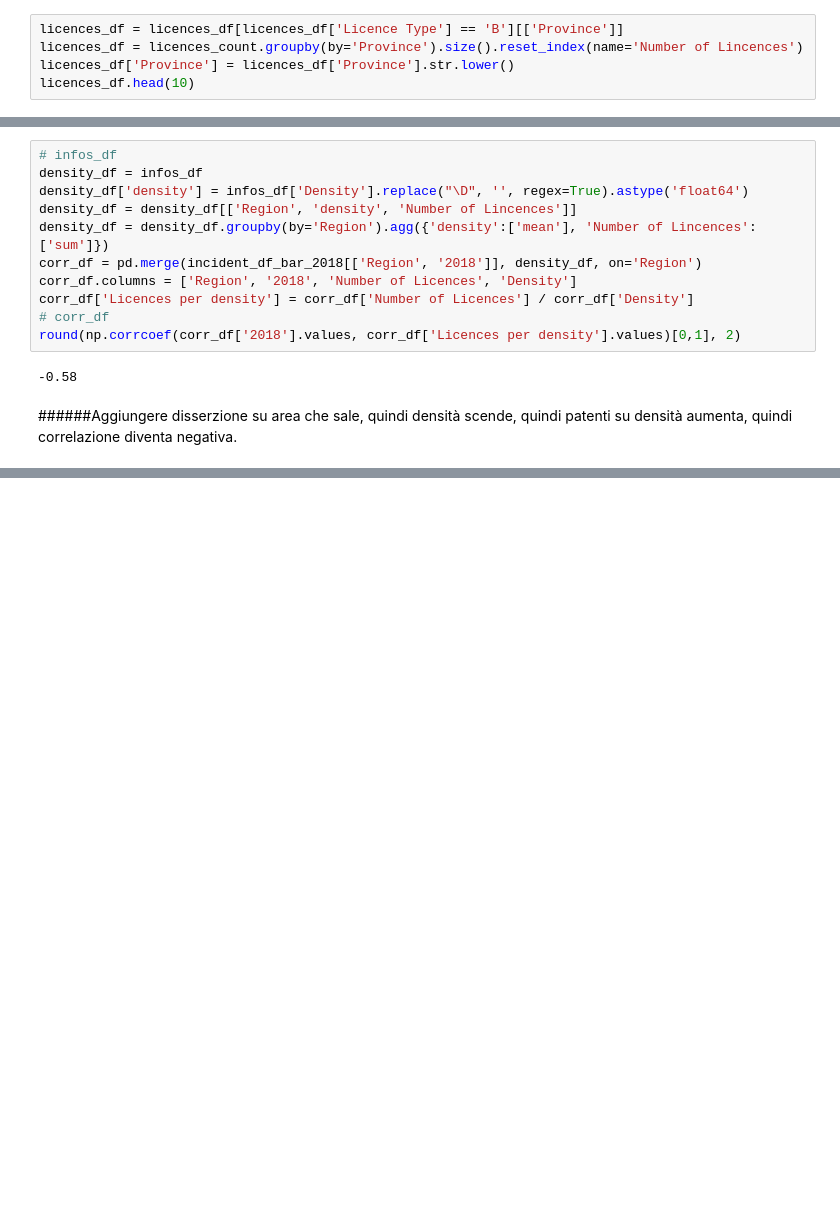
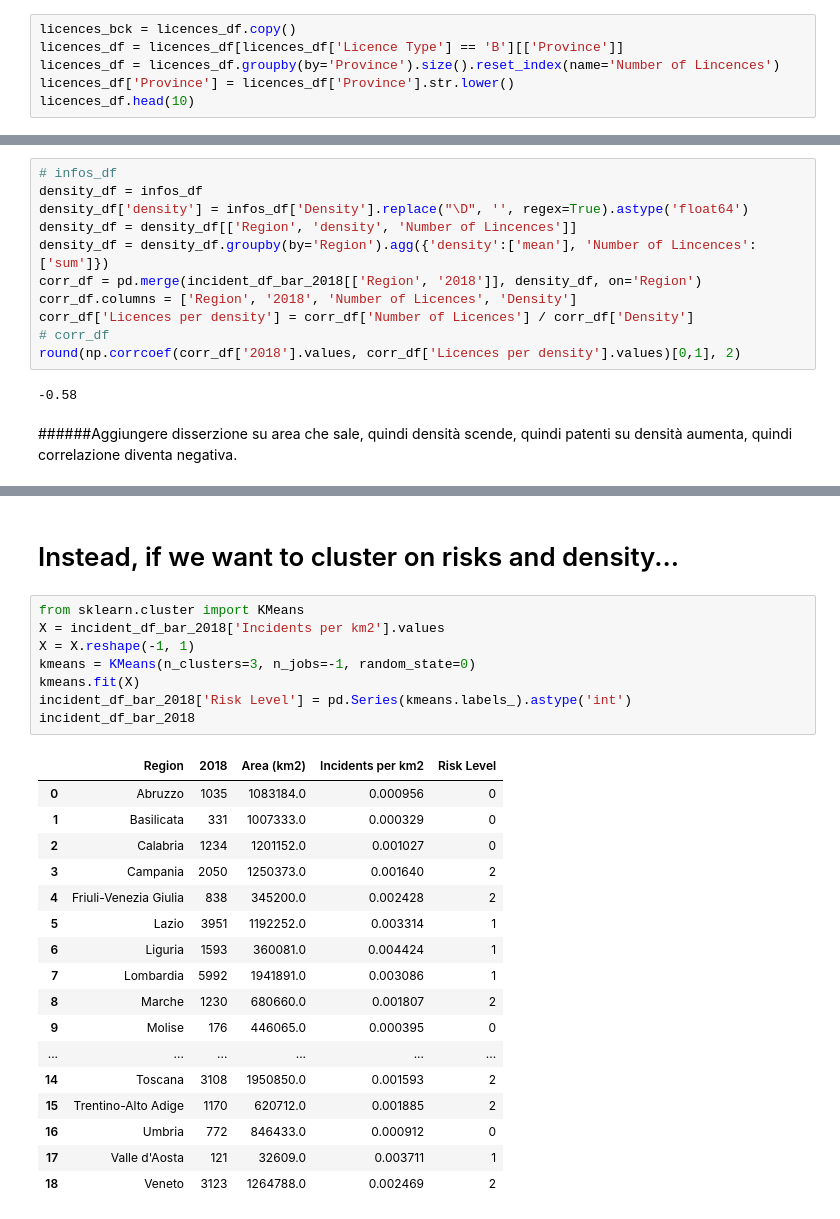
Before and after one commit to rpll94/Coursera_Capstone, a Jupyter notebook: Course10_Final_Assignment.ipynb, the cells around one changed output, grey strips where cells are left out. Cells and saved outputs as stored; diff of their text form; blank space fills up the shorter version.

```diff
--- a/Course10_Final_Assignment.ipynb
+++ b/Course10_Final_Assignment.ipynb
@@ -295,8 +260,9 @@ Skipping line 770129: unexpected end of data
 # %% [markdown]
 ## First we keep only 'B' type, because in Italy this is the licences to drive automobile (which are the most interesting). Then we count how many licences per province.
 # %%
+licences_bck = licences_df.copy()
 licences_df = licences_df[licences_df['Licence Type'] == 'B'][['Province']]
-licences_df = licences_count.groupby(by='Province').size().reset_index(name='Number of Lincences')
+licences_df = licences_df.groupby(by='Province').size().reset_index(name='Number of Lincences')
 licences_df['Province'] = licences_df['Province'].str.lower()
 licences_df.head(10)
 # %% [output]
@@ -558,0 +610,28 @@ round(np.corrcoef(corr_df['2018'].values, corr_df['Licences per density'].values
+# %% [markdown]
+# Instead, if we want to cluster on risks and density...
+# %%
+from sklearn.cluster import KMeans
+X = incident_df_bar_2018['Incidents per km2'].values
+X = X.reshape(-1, 1)
+kmeans = KMeans(n_clusters=3, n_jobs=-1, random_state=0)
+kmeans.fit(X)
+incident_df_bar_2018['Risk Level'] = pd.Series(kmeans.labels_).astype('int')
+incident_df_bar_2018
+# %% [output]
+|  | Region | 2018 | Area (km2) | Incidents per km2 | Risk Level |
+| 0 | Abruzzo | 1035 | 1083184.0 | 0.000956 | 0 |
+| 1 | Basilicata | 331 | 1007333.0 | 0.000329 | 0 |
+| 2 | Calabria | 1234 | 1201152.0 | 0.001027 | 0 |
+| 3 | Campania | 2050 | 1250373.0 | 0.001640 | 2 |
+| 4 | Friuli-Venezia Giulia | 838 | 345200.0 | 0.002428 | 2 |
+| 5 | Lazio | 3951 | 1192252.0 | 0.003314 | 1 |
+| 6 | Liguria | 1593 | 360081.0 | 0.004424 | 1 |
+| 7 | Lombardia | 5992 | 1941891.0 | 0.003086 | 1 |
+| 8 | Marche | 1230 | 680660.0 | 0.001807 | 2 |
+| 9 | Molise | 176 | 446065.0 | 0.000395 | 0 |
+| ... | ... | ... | ... | ... | ... |
+| 14 | Toscana | 3108 | 1950850.0 | 0.001593 | 2 |
+| 15 | Trentino-Alto Adige | 1170 | 620712.0 | 0.001885 | 2 |
+| 16 | Umbria | 772 | 846433.0 | 0.000912 | 0 |
+| 17 | Valle d'Aosta | 121 | 32609.0 | 0.003711 | 1 |
+| 18 | Veneto | 3123 | 1264788.0 | 0.002469 | 2 |
```
Also changed, not shown: parts of 17 cells of this notebook.
